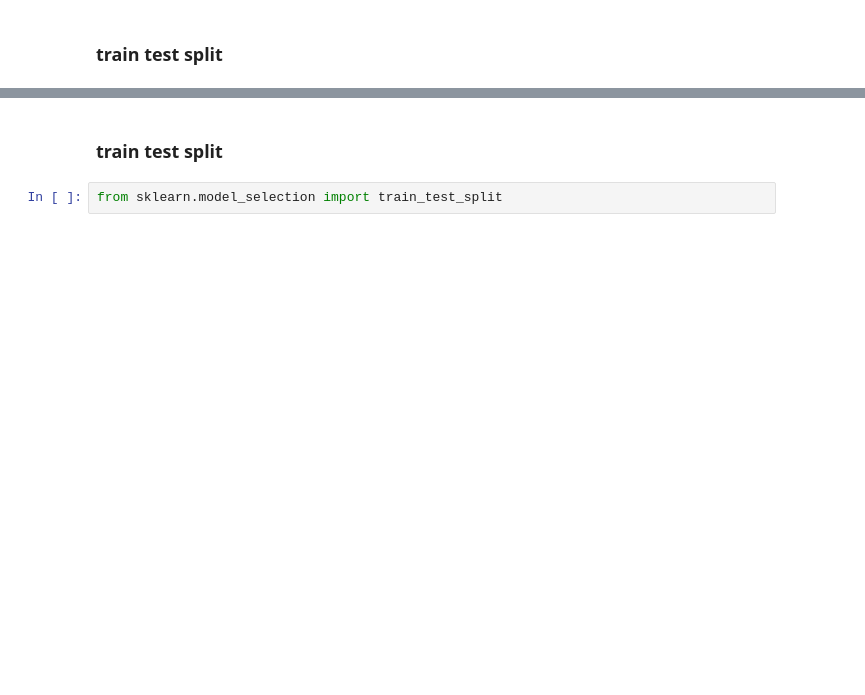
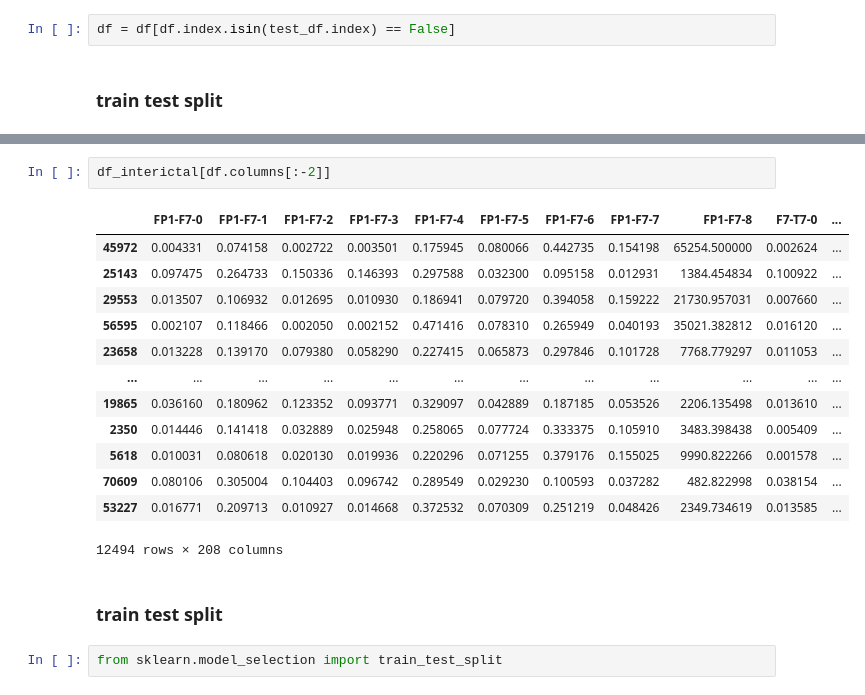
Before and after one commit to SalmaElSayd/Predicting-epileptic-seizures, a Jupyter notebook: deepmeh.ipynb, the cells around one changed output, grey strips where cells are left out. Drawn from its saved outputs; the diff is of its cells as text; blank space fills up the shorter version.

```diff
--- a/deepmeh.ipynb
+++ b/deepmeh.ipynb
@@ -86,3 +170,5 @@ print(df.shape)
+# %%
+df = df[df.index.isin(test_df.index) == False]
 # %% [markdown]
 ### train test split
 # %%
@@ -113,3 +212,19 @@ print(y_preictal.shape)
+# %%
+df_interictal[df.columns[:-2]]
+# %% [output]
+|  | FP1-F7-0 | FP1-F7-1 | FP1-F7-2 | FP1-F7-3 | FP1-F7-4 | FP1-F7-5 | FP1-F7-6 | FP1-F7-7 | FP1-F7-8 | F7-T7-0 | ... |
+| 45972 | 0.004331 | 0.074158 | 0.002722 | 0.003501 | 0.175945 | 0.080066 | 0.442735 | 0.154198 | 65254.500000 | 0.002624 | ... |
+| 25143 | 0.097475 | 0.264733 | 0.150336 | 0.146393 | 0.297588 | 0.032300 | 0.095158 | 0.012931 | 1384.454834 | 0.100922 | ... |
+| 29553 | 0.013507 | 0.106932 | 0.012695 | 0.010930 | 0.186941 | 0.079720 | 0.394058 | 0.159222 | 21730.957031 | 0.007660 | ... |
+| 56595 | 0.002107 | 0.118466 | 0.002050 | 0.002152 | 0.471416 | 0.078310 | 0.265949 | 0.040193 | 35021.382812 | 0.016120 | ... |
+| 23658 | 0.013228 | 0.139170 | 0.079380 | 0.058290 | 0.227415 | 0.065873 | 0.297846 | 0.101728 | 7768.779297 | 0.011053 | ... |
+| ... | ... | ... | ... | ... | ... | ... | ... | ... | ... | ... | ... |
+| 19865 | 0.036160 | 0.180962 | 0.123352 | 0.093771 | 0.329097 | 0.042889 | 0.187185 | 0.053526 | 2206.135498 | 0.013610 | ... |
+| 2350 | 0.014446 | 0.141418 | 0.032889 | 0.025948 | 0.258065 | 0.077724 | 0.333375 | 0.105910 | 3483.398438 | 0.005409 | ... |
+| 5618 | 0.010031 | 0.080618 | 0.020130 | 0.019936 | 0.220296 | 0.071255 | 0.379176 | 0.155025 | 9990.822266 | 0.001578 | ... |
+| 70609 | 0.080106 | 0.305004 | 0.104403 | 0.096742 | 0.289549 | 0.029230 | 0.100593 | 0.037282 | 482.822998 | 0.038154 | ... |
+| 53227 | 0.016771 | 0.209713 | 0.010927 | 0.014668 | 0.372532 | 0.070309 | 0.251219 | 0.048426 | 2349.734619 | 0.013585 | ... |
+12494 rows × 208 columns
 # %% [markdown]
 ### train test split
 # %%
```
Also changed, not shown: parts of 32 cells of this notebook, 6 other files.
